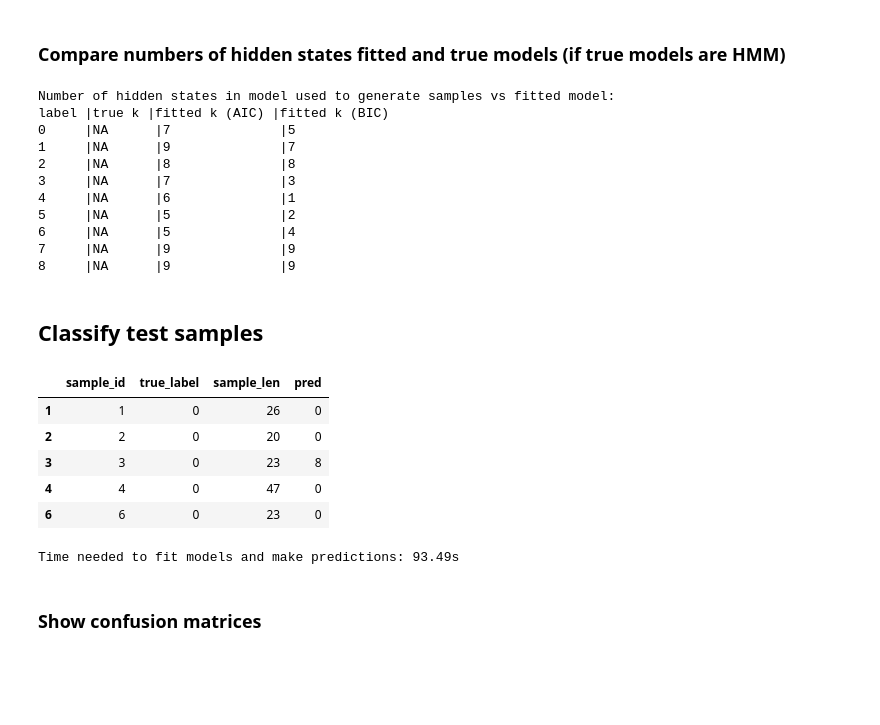
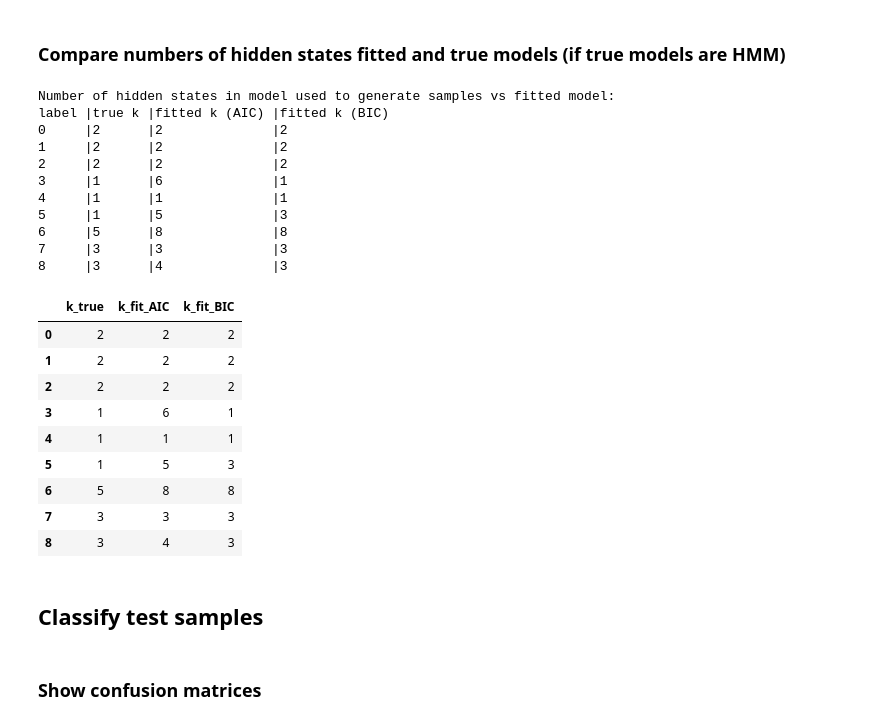
Before and after one commit to mkonopacka/HMM_DTW_v2, a Jupyter notebook: 02_hmm_classification.ipynb, the cells around one changed output. Cells and saved outputs as stored; diff of their text form; code cells hidden in the pictures; blank space fills up the shorter version.

```diff
--- a/02_hmm_classification.ipynb
+++ b/02_hmm_classification.ipynb
@@ -25,7 +25,7 @@ from ARIMA import *
 from model_class import *
 
 RESULTS_DIR = "results"
-DATA_PICKLE_FILE = "generated_data/ARIMA_statio_data_ntrain30_1658516876.pkl"
+DATA_PICKLE_FILE = "generated_data/HMM_data_ntrain5_min20_max50_1658746186.pkl"
 CLS_NAME = "HMM"
 SEARCH_SPACE = list(range(1,10)) # numbers of hidden states to try
 SPLIT_ID = 0                    # indices of samples are grouped into train and test
@@ -127,6 +125,10 @@ fit_AIC_BIC_time = stop - start
 true_models = data["models_lst"]
 print("Number of hidden states in model used to generate samples vs fitted model:")
 print("label |true k |fitted k (AIC) |fitted k (BIC)")
+
+k_true_lst = []
+k_AIC_lst = []
+k_BIC_lst = []
 for i in range(len(fitted_models_AIC)):
     try:
         k_true = true_models[i].n_components
@@ -134,19 +136,41 @@ for i in range(len(fitted_models_AIC)):
         k_true = "NA"
     k_fit_AIC = fitted_models_AIC[i].n_components
     k_fit_BIC = fitted_models_BIC[i].n_components
+    k_true_lst.append(k_true)
+    k_AIC_lst.append(k_fit_AIC)
+    k_BIC_lst.append(k_fit_BIC)
     print(f"{i}     |{k_true}      |{k_fit_AIC}              |{k_fit_BIC}")
 # %% [output]
 Number of hidden states in model used to generate samples vs fitted model:
 label |true k |fitted k (AIC) |fitted k (BIC)
-0     |NA      |7              |5
-1     |NA      |9              |7
-2     |NA      |8              |8
-3     |NA      |7              |3
-4     |NA      |6              |1
-5     |NA      |5              |2
-6     |NA      |5              |4
-7     |NA      |9              |9
-8     |NA      |9              |9
+0     |2      |2              |2
+1     |2      |2              |2
+2     |2      |2              |2
+3     |1      |6              |1
+4     |1      |1              |1
+5     |1      |5              |3
+6     |5      |8              |8
+7     |3      |3              |3
+8     |3      |4              |3
+# %%
+# save dataframe with fitted no hidden states
+hidden_states_df = pd.DataFrame({
+    "k_true": k_true_lst,
+    "k_fit_AIC": k_AIC_lst,
+    "k_fit_BIC": k_BIC_lst
+}
+)
+# %% [output]
+|  | k_true | k_fit_AIC | k_fit_BIC |
+| 0 | 2 | 2 | 2 |
+| 1 | 2 | 2 | 2 |
+| 2 | 2 | 2 | 2 |
+| 3 | 1 | 6 | 1 |
+| 4 | 1 | 1 | 1 |
+| 5 | 1 | 5 | 3 |
+| 6 | 5 | 8 | 8 |
+| 7 | 3 | 3 | 3 |
+| 8 | 3 | 4 | 3 |
 # %% [markdown]
 ## Classify test samples
 # %%
@@ -169,18 +193,9 @@ predictions_dfs = {
 }
 
 predictions_dfs["AIC"].head()
-# %% [output]
-|  | sample_id | true_label | sample_len | pred |
-| 1 | 1 | 0 | 26 | 0 |
-| 2 | 2 | 0 | 20 | 0 |
-| 3 | 3 | 0 | 23 | 8 |
-| 4 | 4 | 0 | 47 | 0 |
-| 6 | 6 | 0 | 23 | 0 |
 # %%
 fit_predict_time = fit_AIC_BIC_time + classify_all_time
 print(f"Time needed to fit models and make predictions: {fit_predict_time:.2f}s")
-# %% [output]
-Time needed to fit models and make predictions: 93.49s
 # %% [markdown]
 ### Show confusion matrices
 # %%
```
Also changed, not shown: parts of 7 cells of this notebook, 5 other files.
